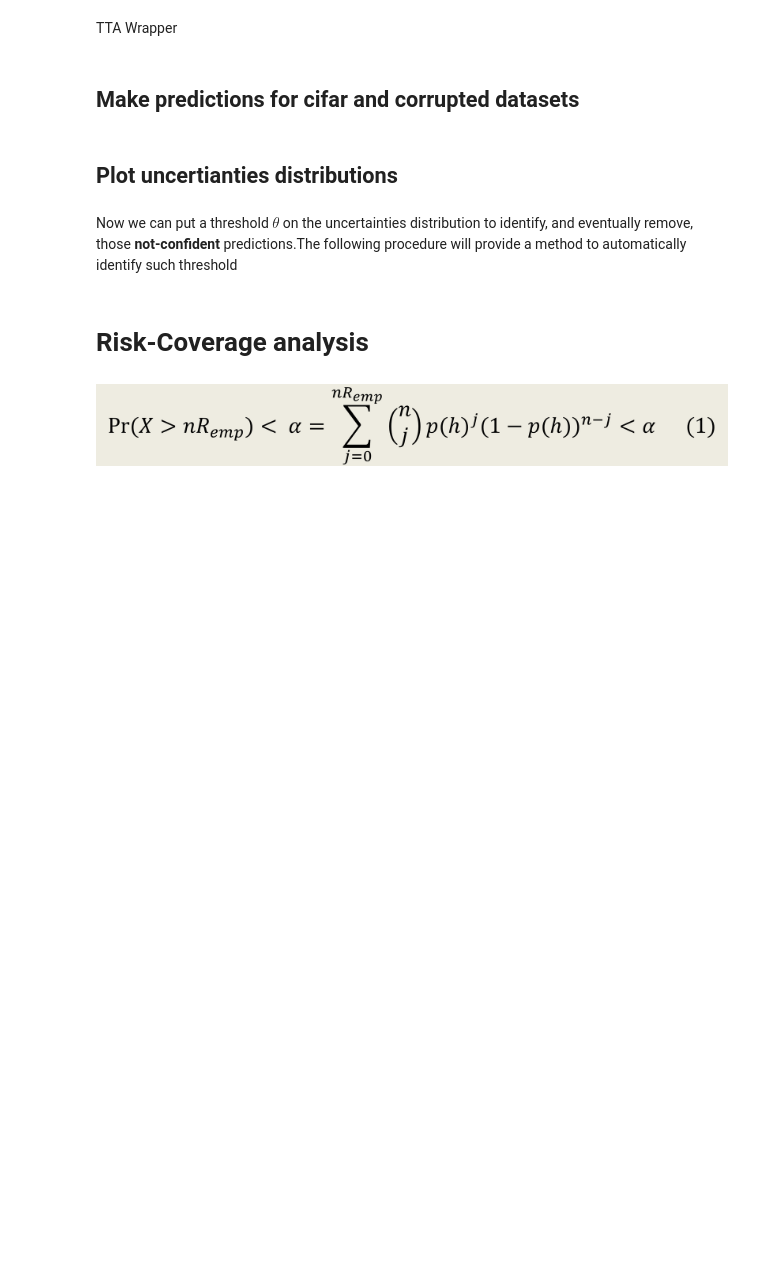
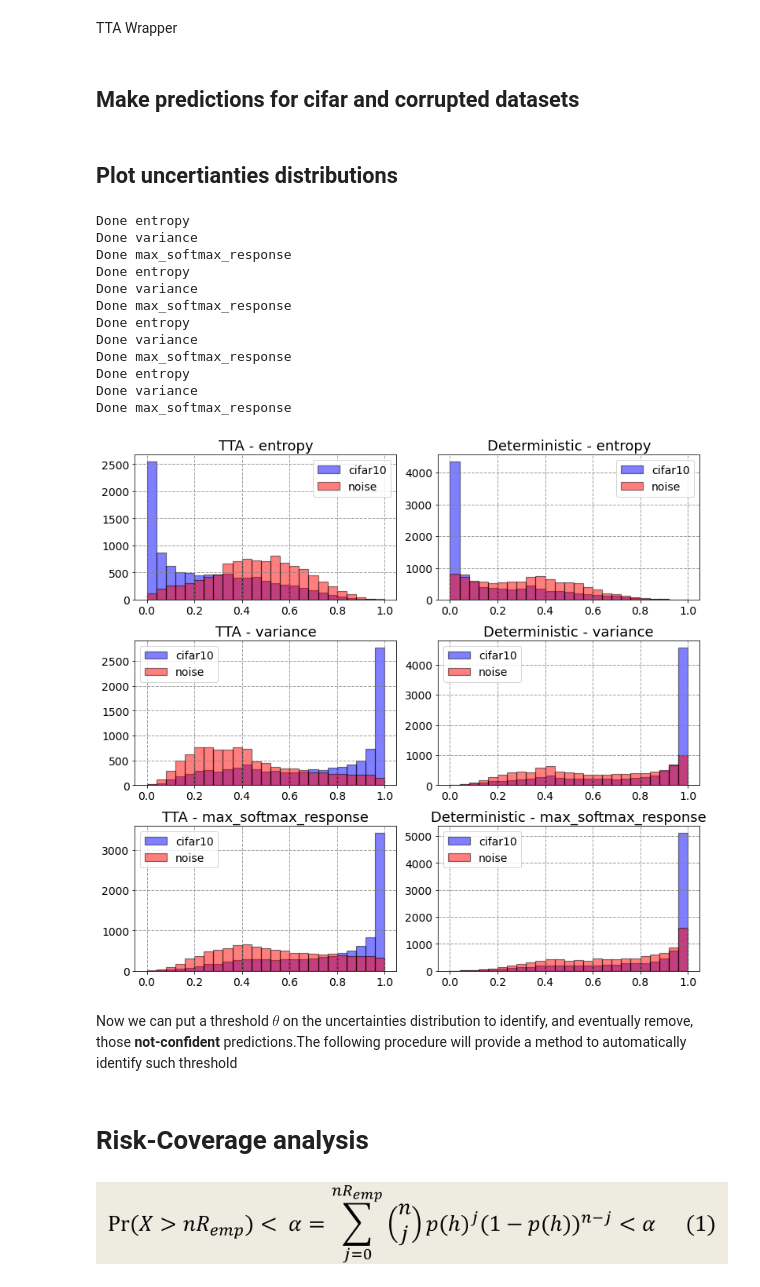
Before and after one commit to giuseppesalvi/MLinA-Selective-Classification, a Jupyter notebook: MLinA_Selective_classification.ipynb, the cells around one changed output. Drawn from its saved outputs; the diff is of its cells as text; code cells hidden in the pictures; blank space fills up the shorter version.

Commit message:
feat: predict and plot results

```diff
--- a/MLinA_Selective_classification.ipynb
+++ b/MLinA_Selective_classification.ipynb
@@ -176,25 +170,27 @@ class TTAWrapper:
         # Random Crop
         policy_random_crop = [
             tf.keras.Sequential([
-                tf.keras.layers.RandomCrop(15, 15),
-                tf.keras.layers.Resizing(28, 28)])]
-
+                tf.keras.layers.RandomCrop(int(self._input_shape[0] - 0.1*self._input_shape[0]),
+                                           int(self._input_shape[0] - 0.1*self._input_shape[0])),
+                tf.keras.layers.Resizing(self._input_shape[0],
+                                         self._input_shape[1])])]
         # Flip
         policy_random_flip = [
             tf.keras.Sequential([
-                tf.keras.layers.RandomFlip("horizontal")])
+                tf.keras.layers.RandomFlip("horizontal_and_vertical")])
         ]
 
         # Change Contrast
         policy_random_contrast = [
             tf.keras.Sequential([
-                tf.keras.layers.RandomContrast(0.3, 0.3)])
+                tf.keras.layers.RandomContrast(0.2, 0.2)])
         ]
 
         # Zoom
         policy_random_zoom = [
             tf.keras.Sequential([
-                tf.keras.layers.RandomZoom(0.3)])
+                tf.keras.layers.RandomZoom(height_factor=(-0.2, .2),
+                                           width_factor=(-0.2, .2))])
         ]
 
         policy_identity = [tf.keras.Sequential([
@@ -235,3 +229,67 @@ corruption_many_preds = tta_model.predict_many_times(corruption_ds, "all", draws
+# %%
+uncertainties = dict()
+uncertainties['cifar10_probabilistic'] = (tta_model.uncertainty_metrics(np.array(cifar10_many_preds)),
+                                          cifar10_many_preds, y_true_cifar10_test)
+uncertainties['corrupted_probabilistic'] = (tta_model.uncertainty_metrics(np.array(corruption_many_preds)),
+                                            corruption_many_preds, label_corruption)
+uncertainties['cifar10_deterministic'] = (tta_model.uncertainty_metrics(cifar10_preds),
+                                          cifar10_preds, y_true_cifar10_test)
+uncertainties['corrupted_deterministic'] = (tta_model.uncertainty_metrics(corruption_preds),
+                                            corruption_preds, label_corruption)
+fig, axes = plt.subplots(len(tta_model._uncertainty_metrics.keys()), 2, figsize=(11, 10))
+for ax, measure in zip(axes, tta_model._uncertainty_metrics.keys()):
+    ax[0].set_title(f"TTA - {measure}")
+    ax[0].hist(uncertainties['cifar10_probabilistic'][0][measure],
+               color="blue",
+               log=False,
+               bins=25,
+               edgecolor='black',
+               linewidth=1.2,
+               alpha=0.5,
+               label="cifar10");
+    ax[0].hist(uncertainties['corrupted_probabilistic'][0][measure],
+               color="red",
+               log=False,
+               bins=25,
+               edgecolor='black',
+               linewidth=1.2,
+               alpha=0.5,
+               label="noise");
+    ax[0].legend()
+    # Deterministic
+    ax[1].set_title(f"Deterministic - {measure}")
+    ax[1].hist(uncertainties['cifar10_deterministic'][0][measure],
+               color="blue",
+               log=False,
+               bins=25,
+               edgecolor='black',
+               linewidth=1.2,
+               alpha=0.5,
+               label="cifar10");
+    ax[1].hist(uncertainties['corrupted_deterministic'][0][measure],
+               color="red",
+               log=False,
+               bins=25,
+               edgecolor='black',
+               linewidth=1.2,
+               alpha=0.5,
+               label="noise");
+    ax[1].legend()
+    plt.tight_layout()
+# %% [output]
+Done entropy
+Done variance
+Done max_softmax_response
+Done entropy
+Done variance
+Done max_softmax_response
+Done entropy
+Done variance
+Done max_softmax_response
+Done entropy
+Done variance
+Done max_softmax_response
+[figure, added]
 # %% [markdown]
 Now we can put a threshold $\theta$ on the uncertainties distribution to identify, and eventually remove, those **not-confident** predictions.The following procedure will provide a method to automatically identify such threshold
 # %% [markdown]
```
Also changed, not shown: parts of 11 cells of this notebook.
